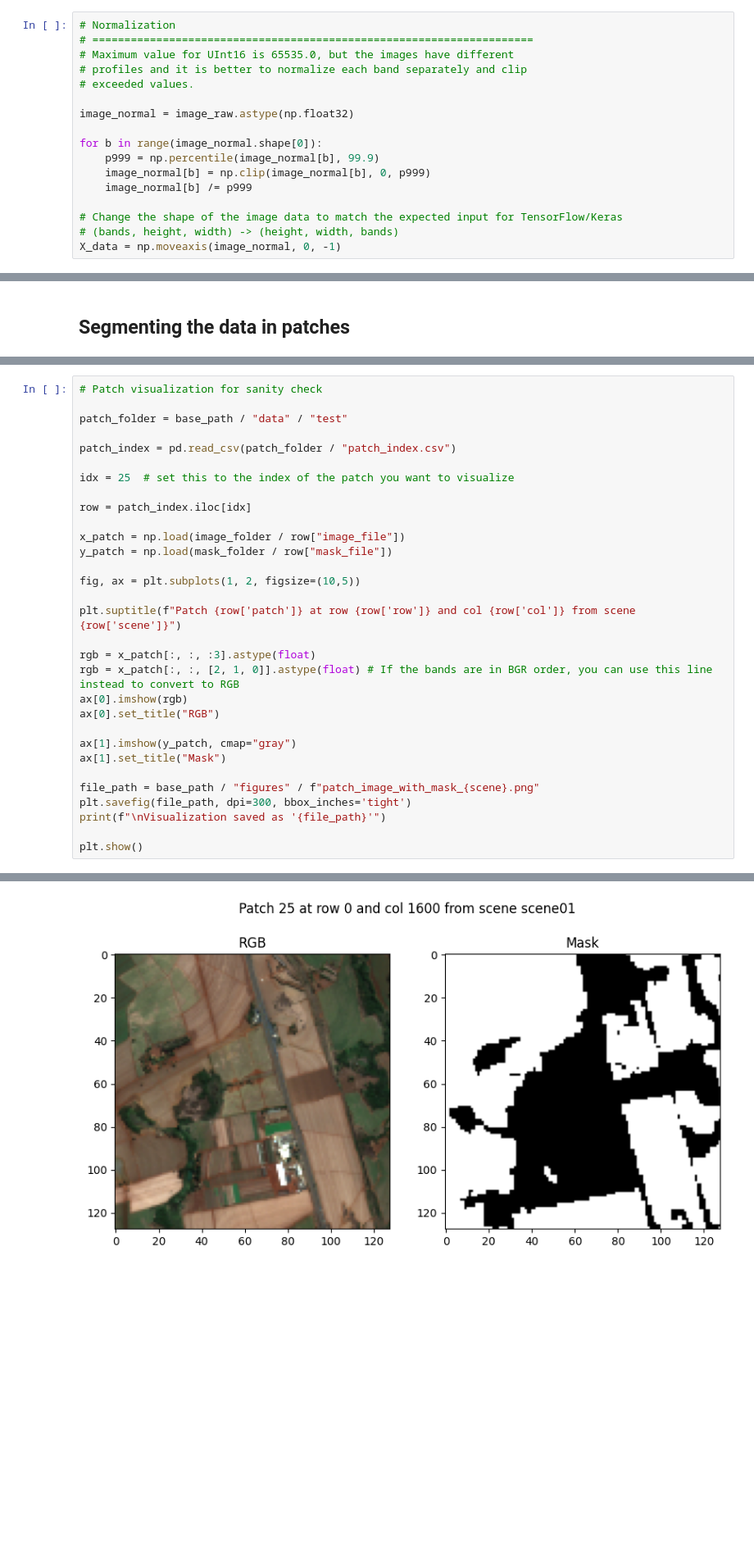
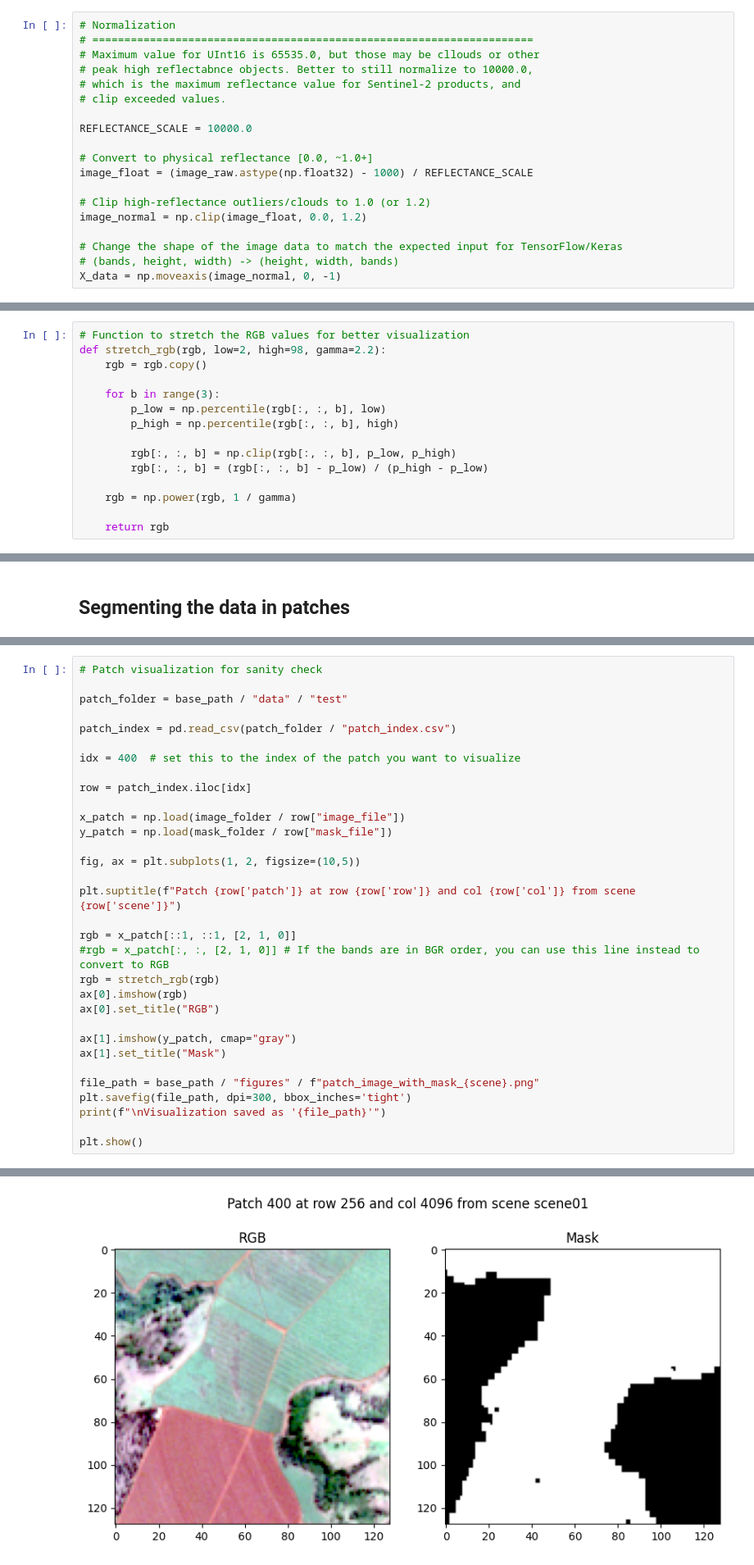
Before and after one commit to ferdesmello/spacesugar, a Jupyter notebook: preprocessing_test.ipynb, the cells around one changed output, grey strips where cells are left out. Shown at 82% size. Saved outputs shown, nothing was run; the diff lists cells and outputs as text; blank space fills up the shorter version.

Commit message:
new norm and test
Fiz a normalização correta com os dados corretos e um novo treino

```diff
--- a/preprocessing_test.ipynb
+++ b/preprocessing_test.ipynb
@@ -196,16 +343,18 @@ Band 3 min = 0 max = 65535 99% = 25297.0 99.9% = 28599.0
 # %%
 # Normalization
 # =====================================================================
-# Maximum value for UInt16 is 65535.0, but the images have different
-# profiles and it is better to normalize each band separately and clip
-# exceeded values.
+# Maximum value for UInt16 is 65535.0, but those may be cllouds or other
+# peak high reflectabnce objects. Better to still normalize to 10000.0,
+# which is the maximum reflectance value for Sentinel-2 products, and
+# clip exceeded values.
 
-image_normal = image_raw.astype(np.float32)
+REFLECTANCE_SCALE = 10000.0
 
-for b in range(image_normal.shape[0]):
-    p999 = np.percentile(image_normal[b], 99.9)
-    image_normal[b] = np.clip(image_normal[b], 0, p999)
-    image_normal[b] /= p999
+# Convert to physical reflectance [0.0, ~1.0+]
+image_float = (image_raw.astype(np.float32) - 1000) / REFLECTANCE_SCALE
+
+# Clip high-reflectance outliers/clouds to 1.0 (or 1.2)
+image_normal = np.clip(image_float, 0.0, 1.2)
 
 # Change the shape of the image data to match the expected input for TensorFlow/Keras
 # (bands, height, width) -> (height, width, bands)
@@ -223,6 +372,21 @@ y_mask = rasterize(
     all_touched=True,
     fill=0
 )
+# %%
+# Function to stretch the RGB values for better visualization
+def stretch_rgb(rgb, low=2, high=98, gamma=2.2):
+    rgb = rgb.copy()
+
+    for b in range(3):
+        p_low = np.percentile(rgb[:, :, b], low)
+        p_high = np.percentile(rgb[:, :, b], high)
+
+        rgb[:, :, b] = np.clip(rgb[:, :, b], p_low, p_high)
+        rgb[:, :, b] = (rgb[:, :, b] - p_low) / (p_high - p_low)
+
+    rgb = np.power(rgb, 1 / gamma)
+
+    return rgb
 # %%
 # Scene and mask visualization just to check if everything is working fine
 
@@ -350,34 +521,35 @@ with open(base_path / "data" / "processed" / "metadata.json", "w") as f:
 # %%
 # Patch visualization for sanity check
 
 patch_folder = base_path / "data" / "test"
 
 patch_index = pd.read_csv(patch_folder / "patch_index.csv")
 
-idx = 25  # set this to the index of the patch you want to visualize
+idx = 400  # set this to the index of the patch you want to visualize
 
 row = patch_index.iloc[idx]
 
 x_patch = np.load(image_folder / row["image_file"])
 y_patch = np.load(mask_folder / row["mask_file"])
 
 fig, ax = plt.subplots(1, 2, figsize=(10,5))
 
 plt.suptitle(f"Patch {row['patch']} at row {row['row']} and col {row['col']} from scene {row['scene']}")
 
-rgb = x_patch[:, :, :3].astype(float)
-rgb = x_patch[:, :, [2, 1, 0]].astype(float) # If the bands are in BGR order, you can use this line instead to convert to RGB
+rgb = x_patch[::1, ::1, [2, 1, 0]]
+#rgb = x_patch[:, :, [2, 1, 0]] # If the bands are in BGR order, you can use this line instead to convert to RGB
+rgb = stretch_rgb(rgb)
 ax[0].imshow(rgb)
 ax[0].set_title("RGB")
 
 ax[1].imshow(y_patch, cmap="gray")
 ax[1].set_title("Mask")
 
 file_path = base_path / "figures" / f"patch_image_with_mask_{scene}.png"
 plt.savefig(file_path, dpi=300, bbox_inches='tight')
 print(f"\nVisualization saved as '{file_path}'")
 
 plt.show()
 # %% [output]
 Visualization saved as '/home/fdesmello/Git/spacesugar/figures/patch_image_with_mask_scene01.png'
-[figure, old version]
+[figure, new version]
```
Also changed, not shown: parts of 19 cells of this notebook, 26 other files.
